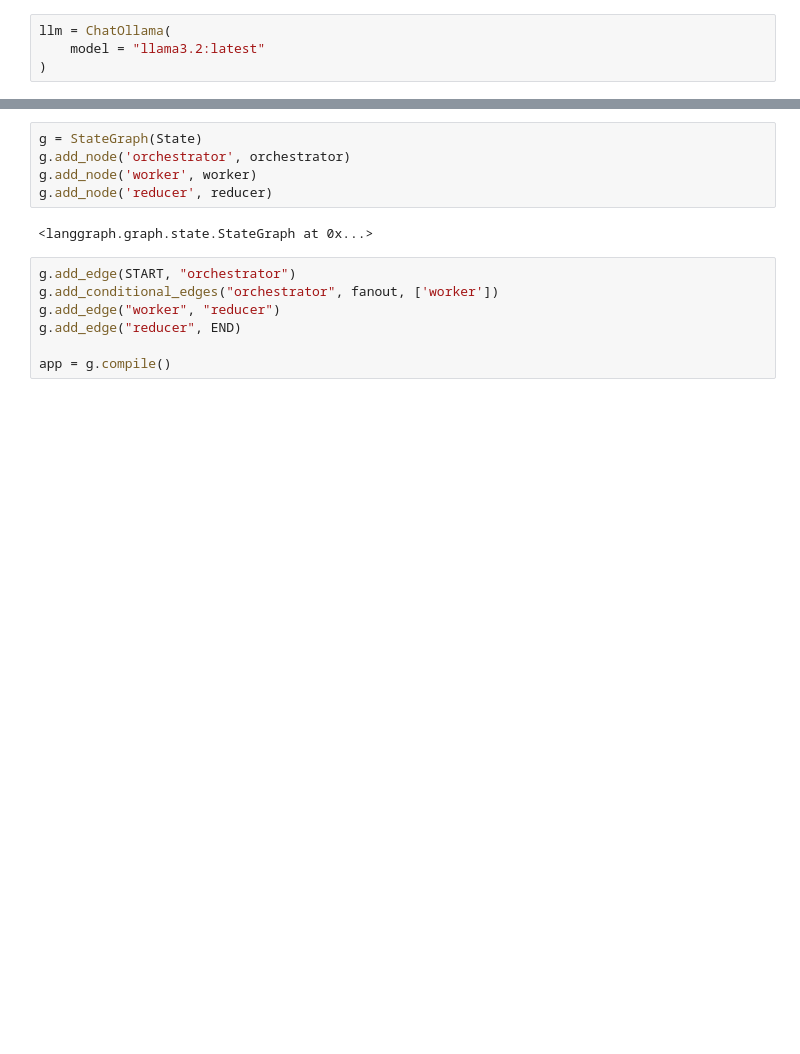
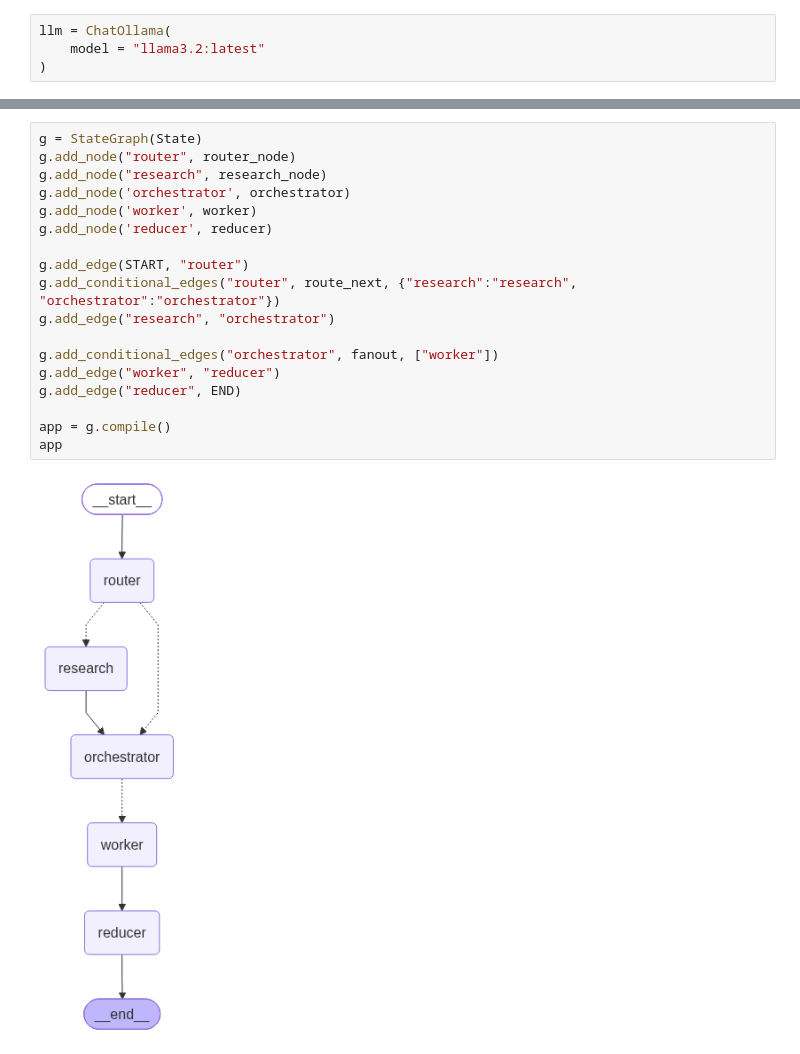
Before and after one commit to Rudra5795/Blog_ChatAI, a Jupyter notebook: basic_blog.ipynb, the cells around one changed output, grey strips where cells are left out. Drawn from its saved outputs; the diff is of its cells as text; blank space fills up the shorter version.

```diff
--- a/basic_blog.ipynb
+++ b/basic_blog.ipynb
@@ -201,17 +370,23 @@ def reducer(state: State) -> dict:
 # %%
 g = StateGraph(State)
+g.add_node("router", router_node)
+g.add_node("research", research_node)
 g.add_node('orchestrator', orchestrator)
 g.add_node('worker', worker)
 g.add_node('reducer', reducer)
+
+g.add_edge(START, "router")
+g.add_conditional_edges("router", route_next, {"research":"research", "orchestrator":"orchestrator"})
+g.add_edge("research", "orchestrator")
+
+g.add_conditional_edges("orchestrator", fanout, ["worker"])
+g.add_edge("worker", "reducer")
+g.add_edge("reducer", END)
+
+app = g.compile()
+app
 # %% [output]
-<langgraph.graph.state.StateGraph at 0x...>
+[figure, added]
-# %%
-g.add_edge(START, "orchestrator")
-g.add_conditional_edges("orchestrator", fanout, ['worker'])
-g.add_edge("worker", "reducer")
-g.add_edge("reducer", END)
-
-app = g.compile()
 # %%
 app
 # %% [output]
```
Also changed, not shown: parts of 18 cells of this notebook.
